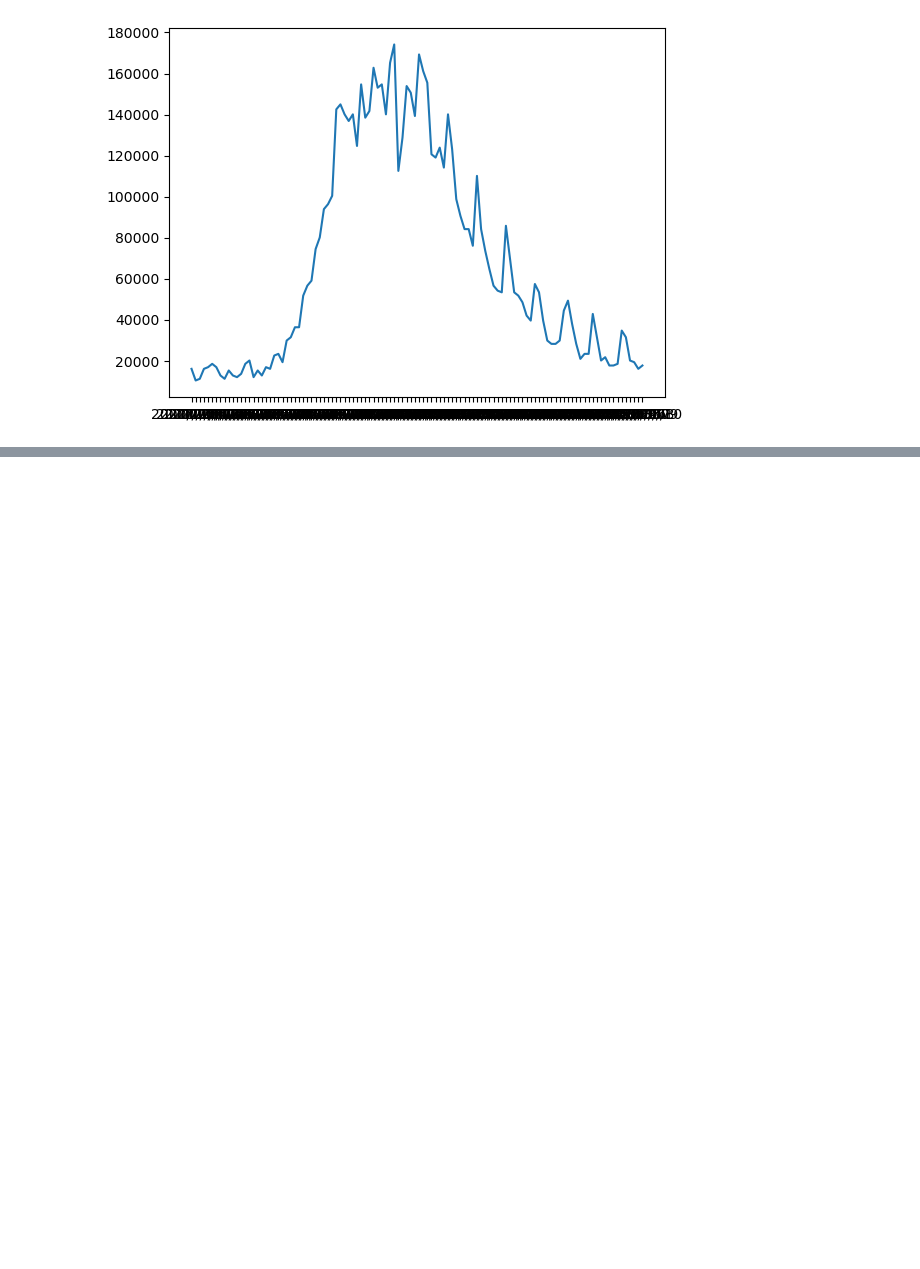
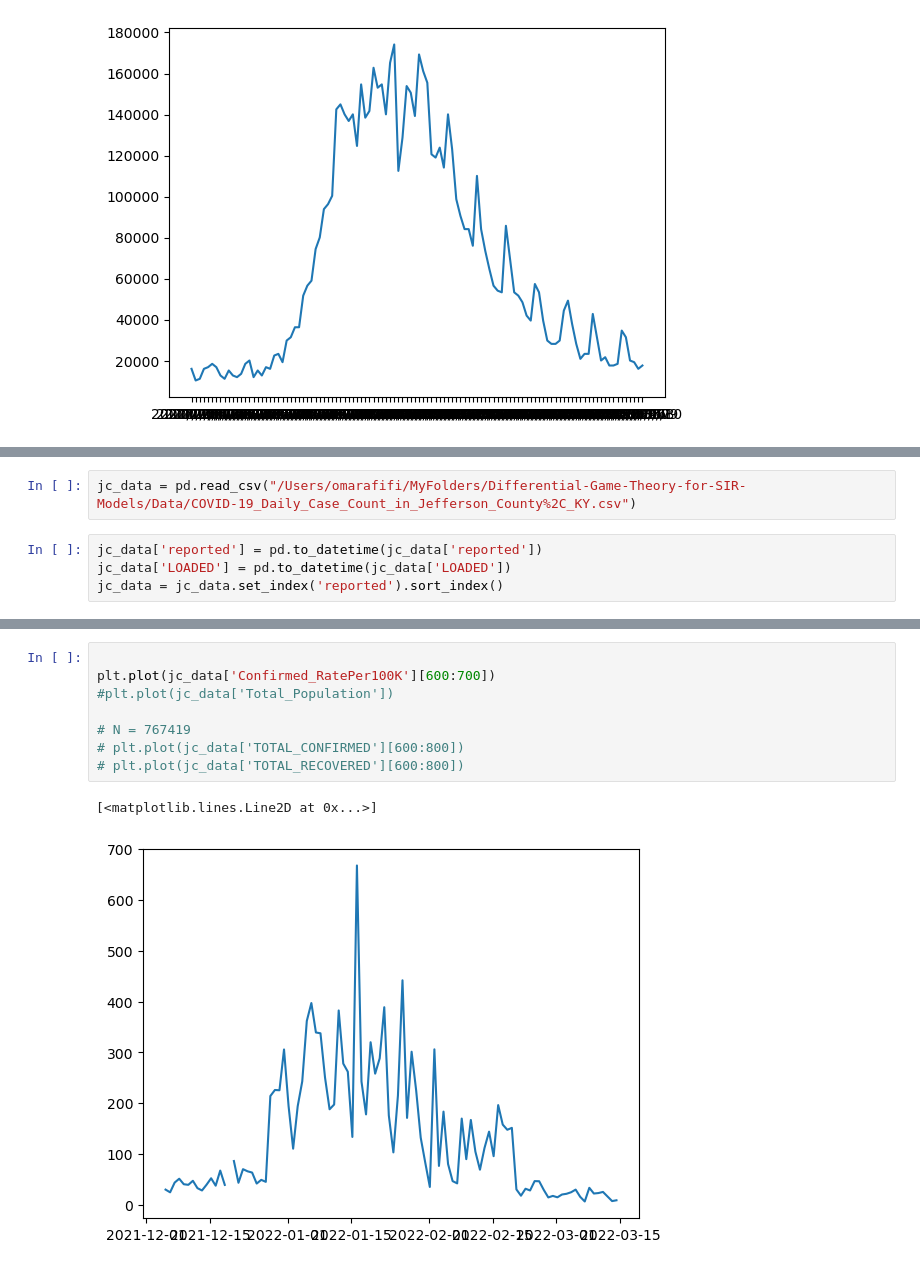
Before and after one commit to oaf9/Differential-Game-Theory-for-SIR-Models, a Jupyter notebook: Code/vanilla_SIR.ipynb, the cells around one changed output, grey strips where cells are left out. Saved outputs shown, nothing was run; the diff lists cells and outputs as text; blank space fills up the shorter version.

```diff
--- a/Code/vanilla_SIR.ipynb
+++ b/Code/vanilla_SIR.ipynb
@@ -31,0 +86,6 @@ plt.plot(sf_data['specimen_collection_date'],I)
+# %%
+jc_data = pd.read_csv("/Users/omarafifi/MyFolders/Differential-Game-Theory-for-SIR-Models/Data/COVID-19_Daily_Case_Count_in_Jefferson_County%2C_KY.csv")
+# %%
+jc_data['reported'] = pd.to_datetime(jc_data['reported'])
+jc_data['LOADED'] = pd.to_datetime(jc_data['LOADED'])
+jc_data = jc_data.set_index('reported').sort_index()
@@ -31,0 +125,11 @@ plt.plot(sf_data['specimen_collection_date'],I)
+# %%
+
+plt.plot(jc_data['Confirmed_RatePer100K'][600:700])
+#plt.plot(jc_data['Total_Population'])
+
+# N = 767419
+# plt.plot(jc_data['TOTAL_CONFIRMED'][600:800])
+# plt.plot(jc_data['TOTAL_RECOVERED'][600:800])
+# %% [output]
+[<matplotlib.lines.Line2D at 0x...>]
+[figure, added]
```
Also changed, not shown: parts of 14 cells of this notebook, 1 other file.
